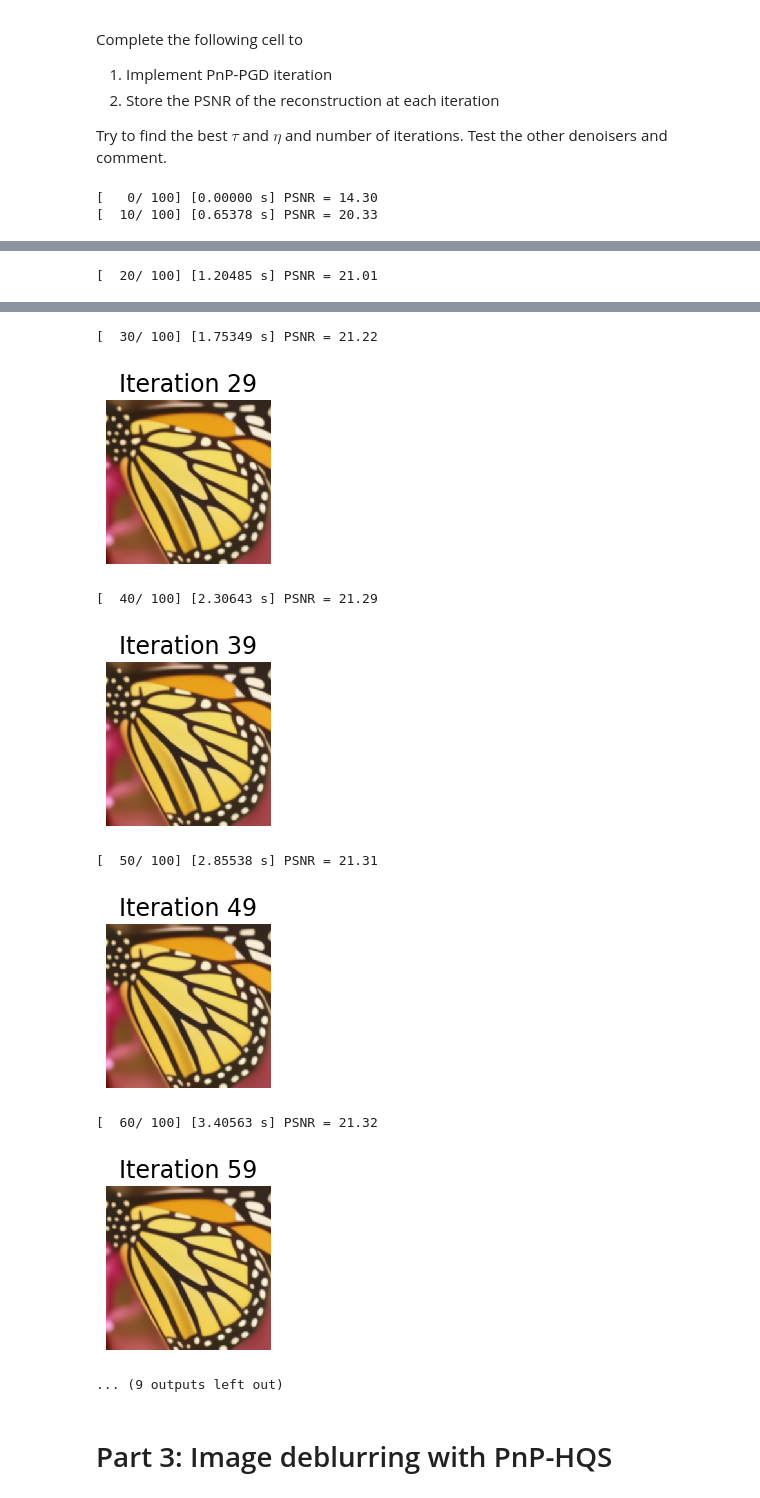
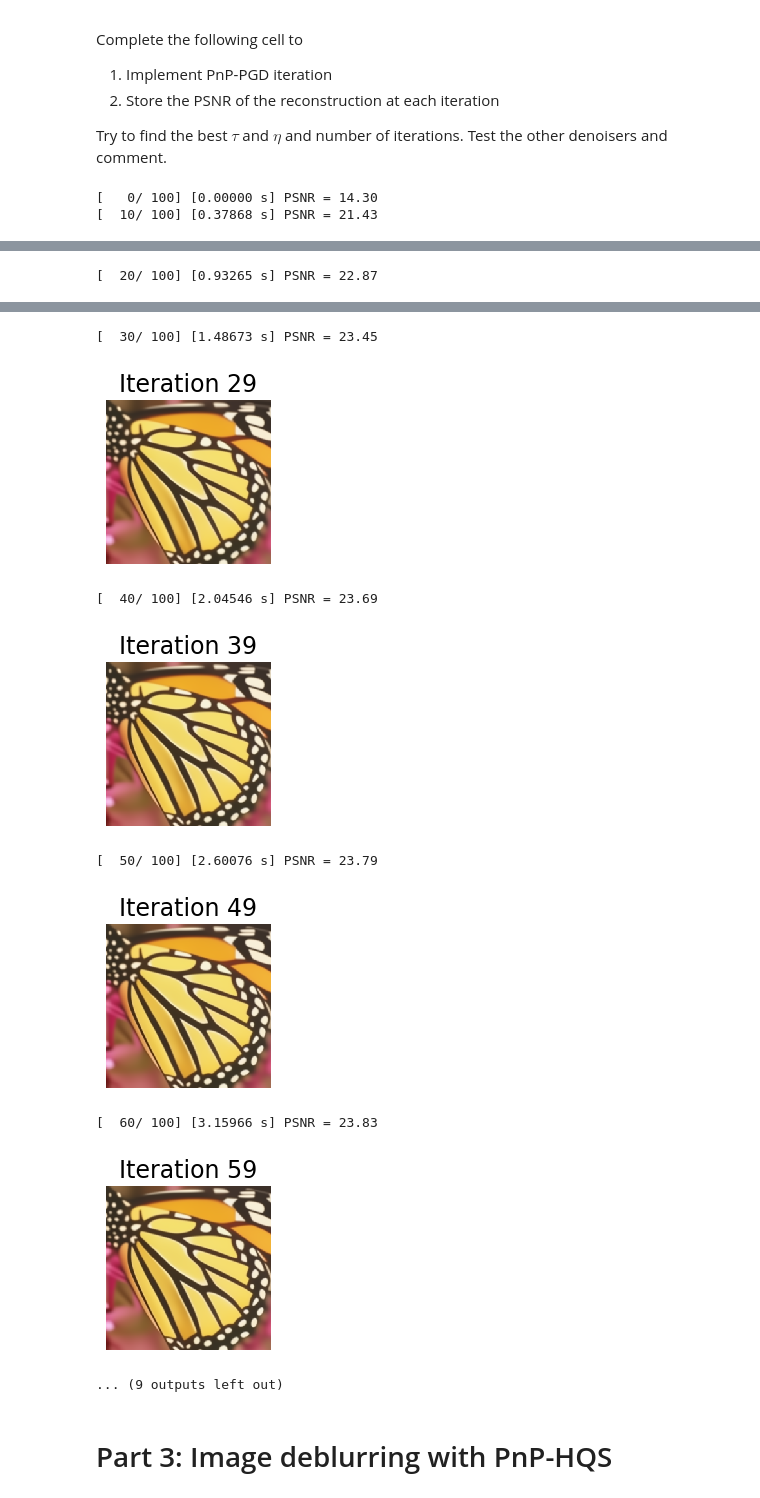
Before and after one commit to selim-ba/insa-image, a Jupyter notebook: TP_1_Image_PnP_Unroll.ipynb, the cells around one changed output, grey strips where cells are left out. Drawn from its saved outputs; the diff is of its cells as text; code cells hidden in the pictures.

```diff
--- a/TP_1_Image_PnP_Unroll.ipynb
+++ b/TP_1_Image_PnP_Unroll.ipynb
@@ -271,7 +271,7 @@ for it in range(niter):
       droite = ifft2(torch.conj(fft2(k)) * fft2(y))
       grad_f = (1/(sigma**2)) * (gauche - droite)
       # PnP-PGD iteration
-      x = D(torch.real(x - tau*grad_f),sigma)
+      x = D(torch.real(x - tau*grad_f),eta)
 
     psnrtab.append(psnr(x0,x))
 
@@ -284,4 +284,4 @@ plt.title('PSNR')
 plt.show()
 # %% [output]
 [   0/ 100] [0.00000 s] PSNR = 14.30
-[  10/ 100] [0.65378 s] PSNR = 20.33
+[  10/ 100] [0.37868 s] PSNR = 21.43
@@ -289 +289 @@ plt.show()
-[  20/ 100] [1.20485 s] PSNR = 21.01
+[  20/ 100] [0.93265 s] PSNR = 22.87
@@ -291,11 +291,11 @@ plt.show()
-[  30/ 100] [1.75349 s] PSNR = 21.22
+[  30/ 100] [1.48673 s] PSNR = 23.45
-[figure, old version]
+[figure, new version]
-[  40/ 100] [2.30643 s] PSNR = 21.29
+[  40/ 100] [2.04546 s] PSNR = 23.69
-[figure, old version]
+[figure, new version]
-[  50/ 100] [2.85538 s] PSNR = 21.31
+[  50/ 100] [2.60076 s] PSNR = 23.79
-[figure, old version]
+[figure, new version]
-[  60/ 100] [3.40563 s] PSNR = 21.32
+[  60/ 100] [3.15966 s] PSNR = 23.83
-[figure, old version]
+[figure, new version]
 ... (9 outputs left out)
 # %% [markdown]
 # Part 3: Image deblurring with PnP-HQS
```
Also changed, not shown: parts of 2 cells of this notebook.
